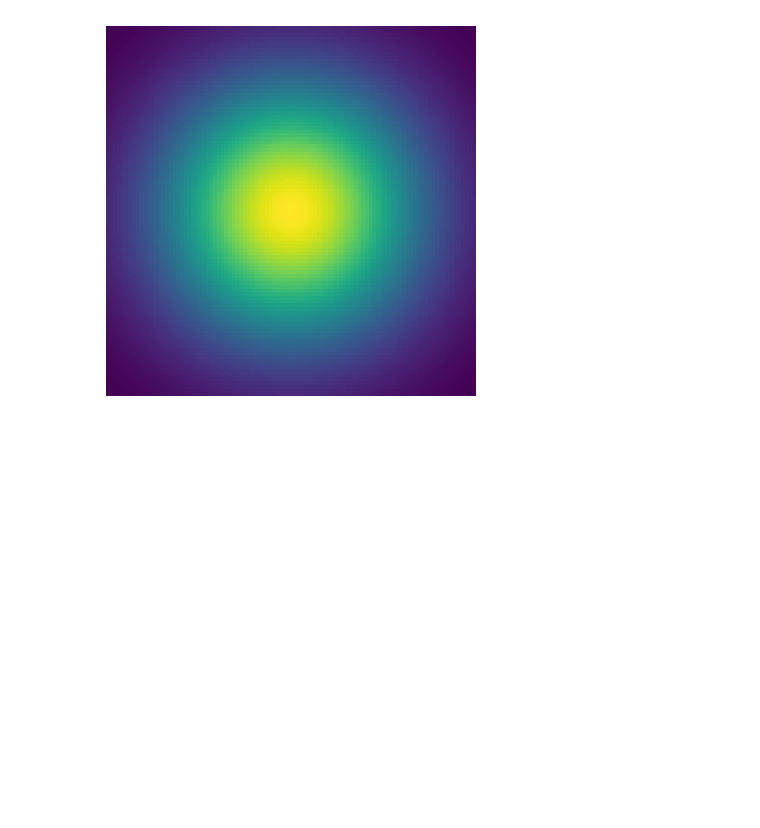
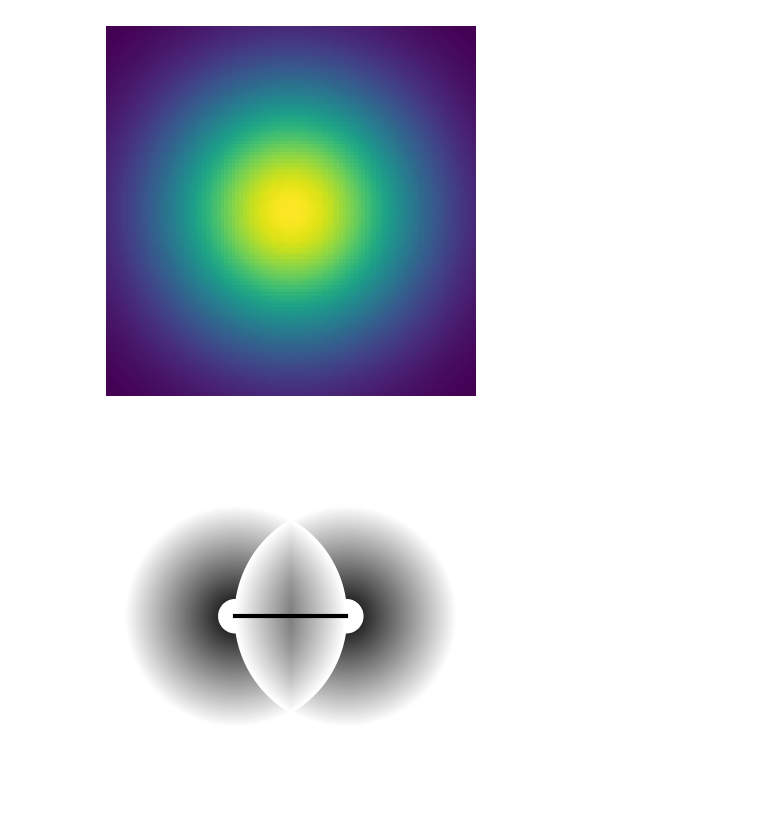
Before and after one commit to Kantulaev/ML_projects, a Jupyter notebook: lesson_6_Graphiks.ipynb, the cells around one changed output. Drawn from its saved outputs; the diff is of its cells as text; code cells hidden in the pictures; blank space fills up the shorter version.

```diff
--- a/lesson_6_Graphiks.ipynb
+++ b/lesson_6_Graphiks.ipynb
@@ -47,3 +47,21 @@ plt.imshow(Z)
 # %% [output]
 <matplotlib.image.AxesImage at 0x...>
 [figure]
+# %%
+h = [-1.5, 1.5]
+
+x = np.linspace(-5, 5, 100)
+
+X, Y = np.meshgrid(x, x)
+for r in np.linspace(.5, 3, 150):
+    for hi in h:
+        Fxy = Y**2 + (X-hi)**2 - r**2
+        plt.contour(X, Y, Fxy, 0, colors=[r/3, r/3, r/3])
+
+plt.plot(h, [0, 0], 'k', linewidth=3)
+
+plt.gca().set_aspect('equal')
+plt.axis('off')
+plt.show()
+# %% [output]
+[figure, added]
```
Also changed, not shown: parts of 1 cell of this notebook, 1 other file.
